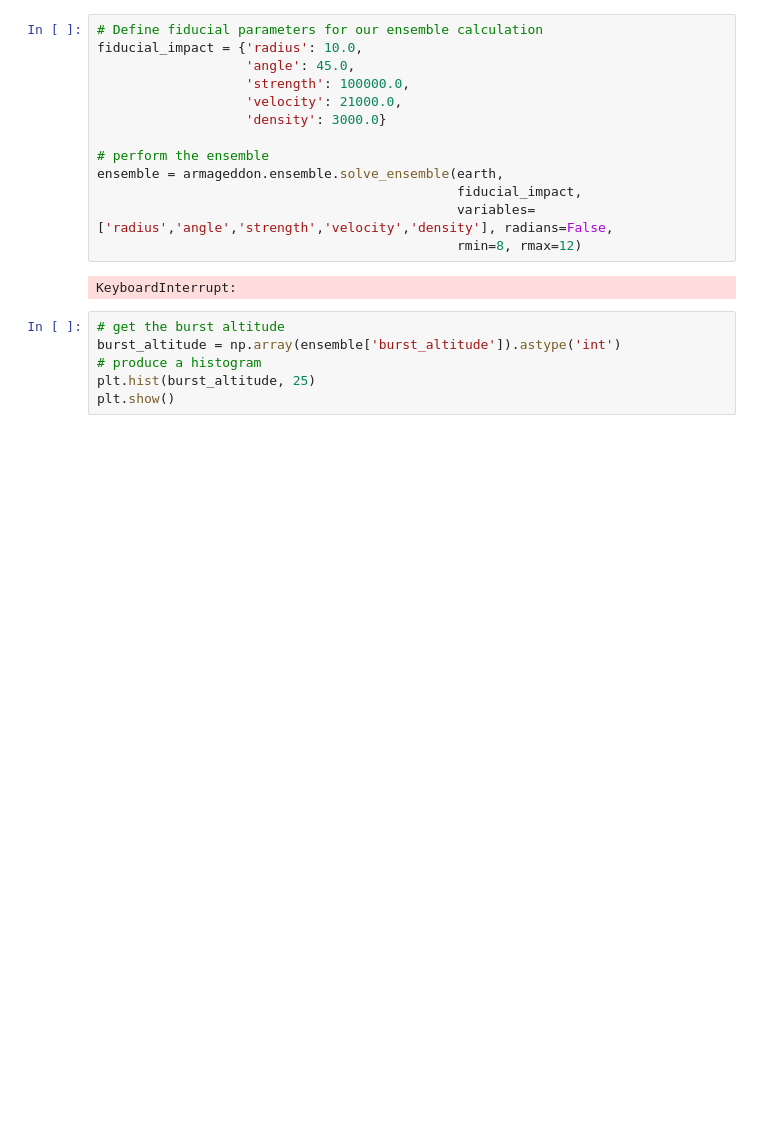
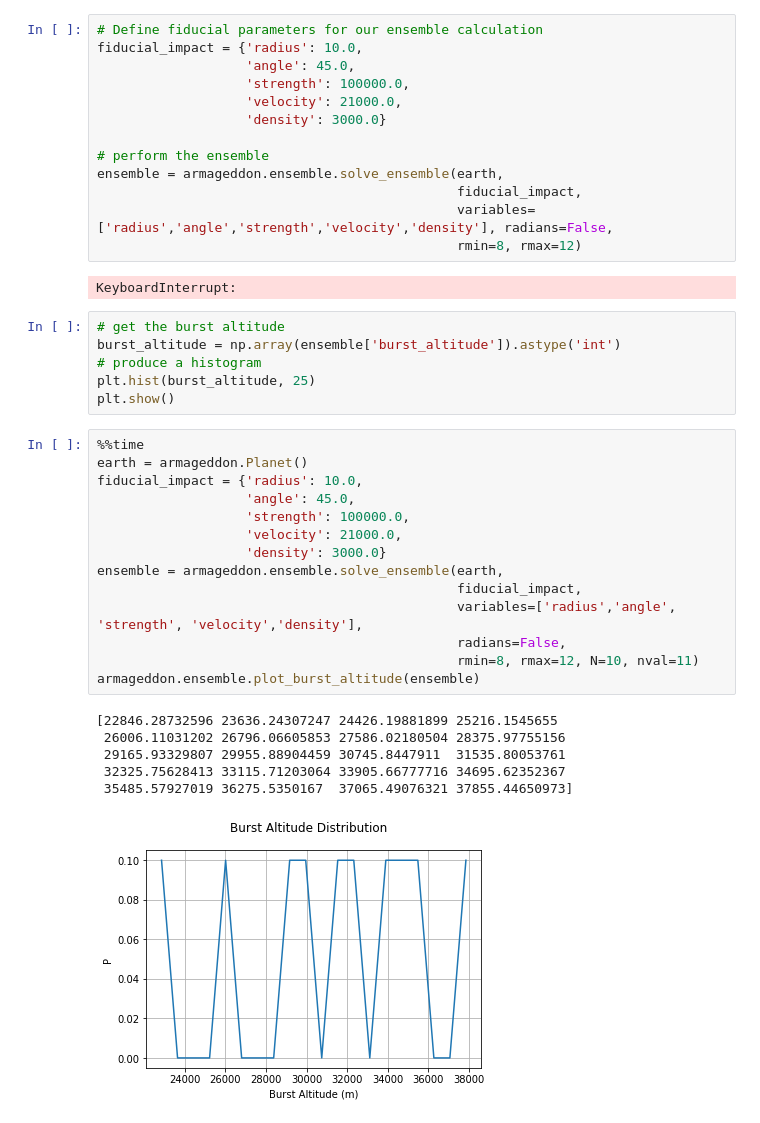
Before and after one commit to hustic/Armageddon, a Jupyter notebook: Presentation.ipynb, the cells around one changed output. Cells and saved outputs as stored; diff of their text form; blank space fills up the shorter version.

```diff
--- a/Presentation.ipynb
+++ b/Presentation.ipynb
@@ -597,3 +615,24 @@ burst_altitude = np.array(ensemble['burst_altitude']).astype('int')
 # produce a histogram
 plt.hist(burst_altitude, 25)
 plt.show()
+# %%
+%%time
+earth = armageddon.Planet()
+fiducial_impact = {'radius': 10.0,
+                   'angle': 45.0,
+                   'strength': 100000.0,
+                   'velocity': 21000.0,
+                   'density': 3000.0}
+ensemble = armageddon.ensemble.solve_ensemble(earth,
+                                              fiducial_impact,
+                                              variables=['radius','angle', 'strength', 'velocity','density'],
+                                              radians=False,
+                                              rmin=8, rmax=12, N=10, nval=11)
+armageddon.ensemble.plot_burst_altitude(ensemble)
+# %% [output]
+[22846.28732596 23636.24307247 24426.19881899 25216.1545655
+ 26006.11031202 26796.06605853 27586.02180504 28375.97755156
+ 29165.93329807 29955.88904459 30745.8447911  31535.80053761
+ 32325.75628413 33115.71203064 33905.66777716 34695.62352367
+ 35485.57927019 36275.5350167  37065.49076321 37855.44650973]
+[figure, added]
```
Also changed, not shown: parts of 6 cells of this notebook.
